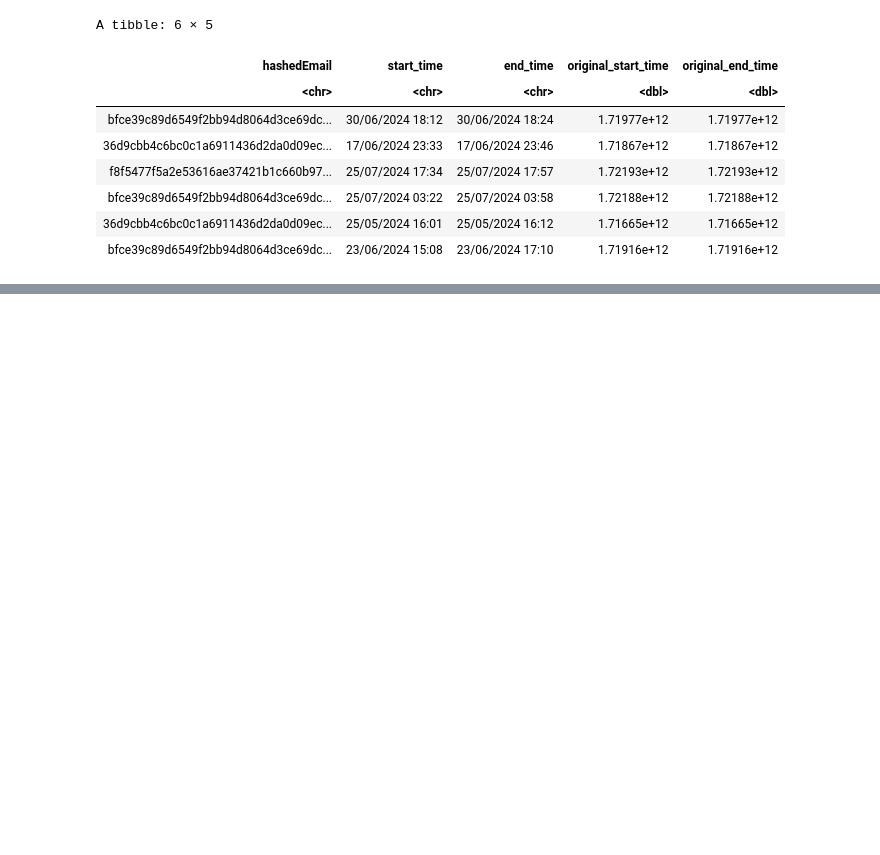
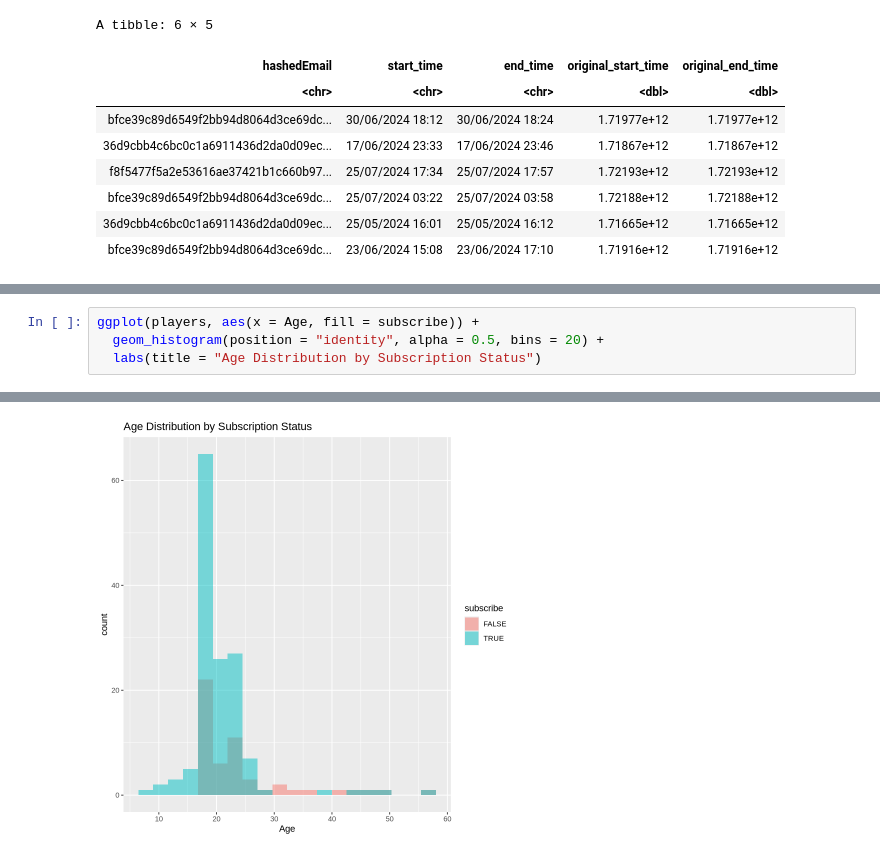
Before and after one commit to woaichijiangxiangbing/dsci100-individualPlan, a Jupyter notebook: planning_report.ipynb, the cells around one changed output, grey strips where cells are left out. Saved outputs shown, nothing was run; the diff lists cells and outputs as text; blank space fills up the shorter version.

```diff
--- a/planning_report.ipynb
+++ b/planning_report.ipynb
@@ -248,0 +286,5 @@ A tibble: 6 × 5
+# %%
+ggplot(players, aes(x = Age, fill = subscribe)) +
+  geom_histogram(position = "identity", alpha = 0.5, bins = 20) +
+  labs(title = "Age Distribution by Subscription Status")
+# %% [output]
@@ -248,0 +293 @@ A tibble: 6 × 5
+[figure, added]
```
Also changed, not shown: parts of 5 cells of this notebook.
